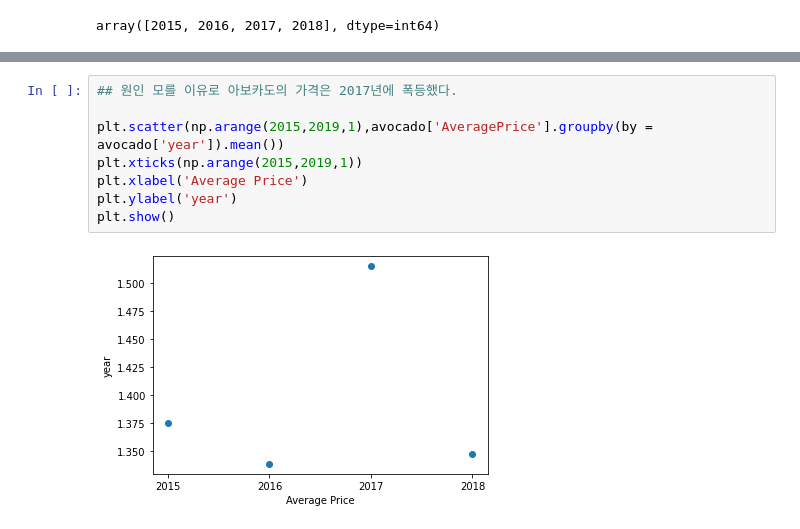
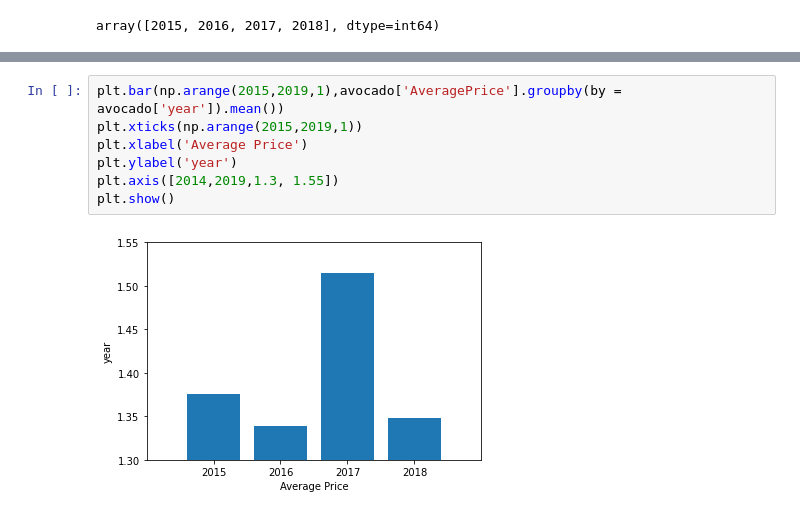
Before and after one commit to super-corini/programmers_kdt_II, a Jupyter notebook: Week3d5.ipynb, the cells around one changed output, grey strips where cells are left out. Saved outputs shown, nothing was run; the diff lists cells and outputs as text.

```diff
--- a/Week3d5.ipynb
+++ b/Week3d5.ipynb
@@ -92,10 +108,9 @@ array([2015, 2016, 2017, 2018], dtype=int64)
 # %%
-## 원인 모를 이유로 아보카도의 가격은 2017년에 폭등했다.
-
-plt.scatter(np.arange(2015,2019,1),avocado['AveragePrice'].groupby(by = avocado['year']).mean())
+plt.bar(np.arange(2015,2019,1),avocado['AveragePrice'].groupby(by = avocado['year']).mean())
 plt.xticks(np.arange(2015,2019,1))
 plt.xlabel('Average Price')
 plt.ylabel('year')
+plt.axis([2014,2019,1.3, 1.55])
 plt.show()
 # %% [output]
-[figure, old version]
+[figure, new version]
```
Also changed, not shown: parts of 8 cells of this notebook.
